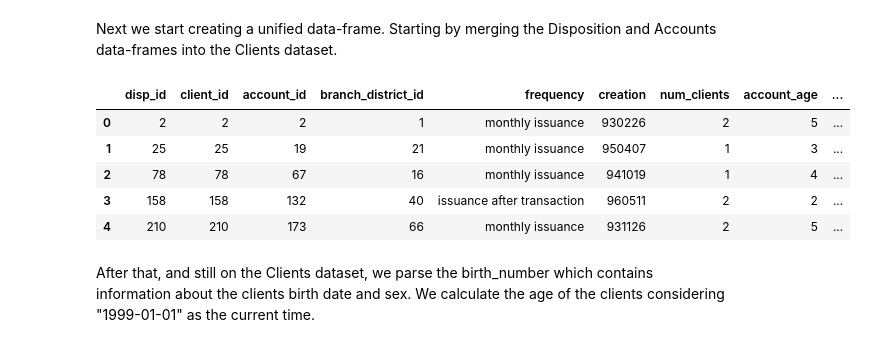
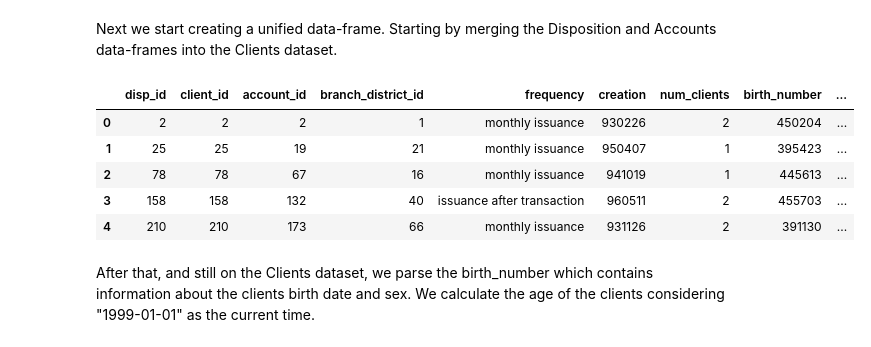
Before and after one commit to SergioEstevao11/FEUP-AC, a Jupyter notebook: src/bank_mining.ipynb, the cells around one changed output. Saved outputs shown, nothing was run; the diff lists cells and outputs as text; code cells hidden in the pictures.

```diff
--- a/src/bank_mining.ipynb
+++ b/src/bank_mining.ipynb
@@ -164,25 +164,21 @@ Next we start creating a unified data-frame. Starting by merging the Disposition
 # %%
 def disp_merge(dispositions, accounts, clients):
     dispositions_accounts = pd.merge(dispositions, accounts, on="account_id")
     dispositions_accounts.drop(columns="type", inplace=True)
     dispositions_accounts = dispositions_accounts.rename(columns={"date": "creation", "district_id": "branch_district_id"})
-    current_date = datetime.strptime("1999-01-01", '%Y-%m-%d')
-    dispositions_accounts["creation_date"] = pd.to_datetime(dispositions_accounts["creation"], format="%y%m%d")
-    dispositions_accounts["account_age"] = dispositions_accounts["creation_date"].map(lambda date: math.floor((current_date - date).days/365.2425))
-    dispositions_accounts.pop("creation_date")
     clients = pd.merge(dispositions_accounts, clients, on="client_id")
     clients = clients.rename(columns={"district_id": "client_district_id"})
     return clients
 
 clients = disp_merge(dispositions, accounts, clients)
 clients.head()
 # %% [output]
-|  | disp_id | client_id | account_id | branch_district_id | frequency | creation | num_clients | account_age | ... |
-| 0 | 2 | 2 | 2 | 1 | monthly issuance | 930226 | 2 | 5 | ... |
-| 1 | 25 | 25 | 19 | 21 | monthly issuance | 950407 | 1 | 3 | ... |
-| 2 | 78 | 78 | 67 | 16 | monthly issuance | 941019 | 1 | 4 | ... |
-| 3 | 158 | 158 | 132 | 40 | issuance after transaction | 960511 | 2 | 2 | ... |
-| 4 | 210 | 210 | 173 | 66 | monthly issuance | 931126 | 2 | 5 | ... |
+|  | disp_id | client_id | account_id | branch_district_id | frequency | creation | num_clients | birth_number | ... |
+| 0 | 2 | 2 | 2 | 1 | monthly issuance | 930226 | 2 | 450204 | ... |
+| 1 | 25 | 25 | 19 | 21 | monthly issuance | 950407 | 1 | 395423 | ... |
+| 2 | 78 | 78 | 67 | 16 | monthly issuance | 941019 | 1 | 445613 | ... |
+| 3 | 158 | 158 | 132 | 40 | issuance after transaction | 960511 | 2 | 455703 | ... |
+| 4 | 210 | 210 | 173 | 66 | monthly issuance | 931126 | 2 | 391130 | ... |
 # %% [markdown]
 After that, and still on the Clients dataset, we parse the birth_number which contains information about the clients birth date and sex. We calculate the age of the clients considering "1999-01-01" as the current time.
 # %%
```
Also changed, not shown: parts of 23 cells of this notebook, 5 other files.
